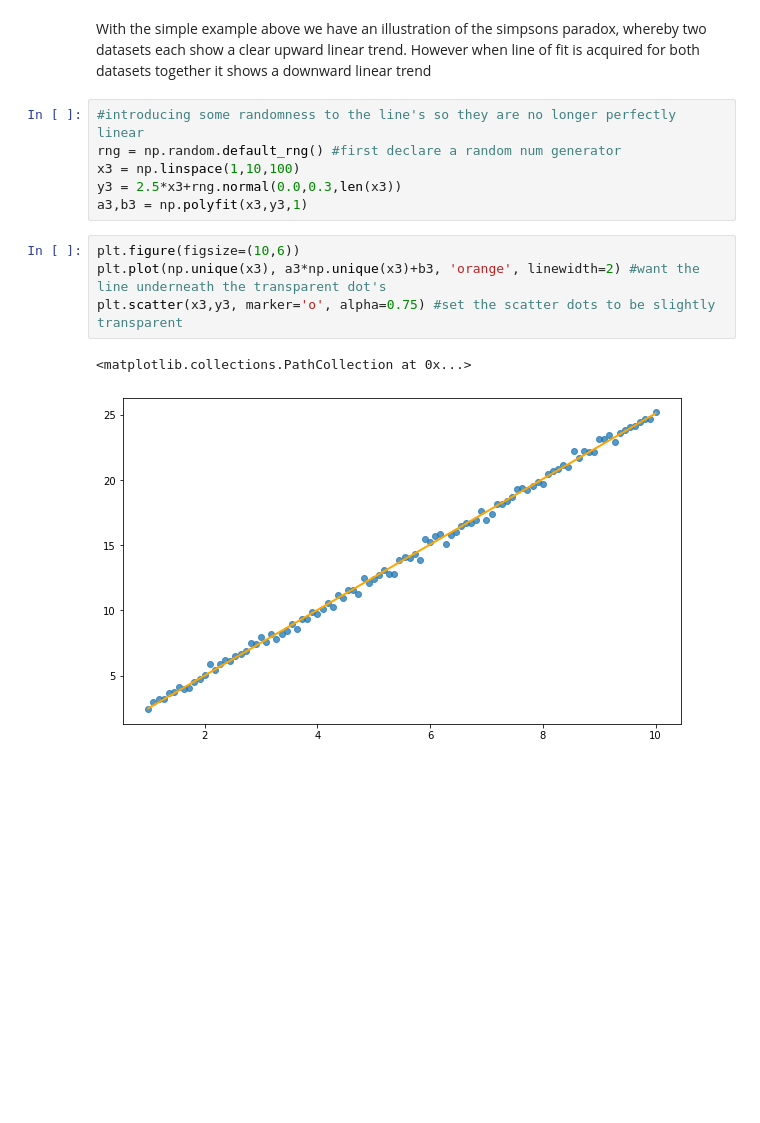
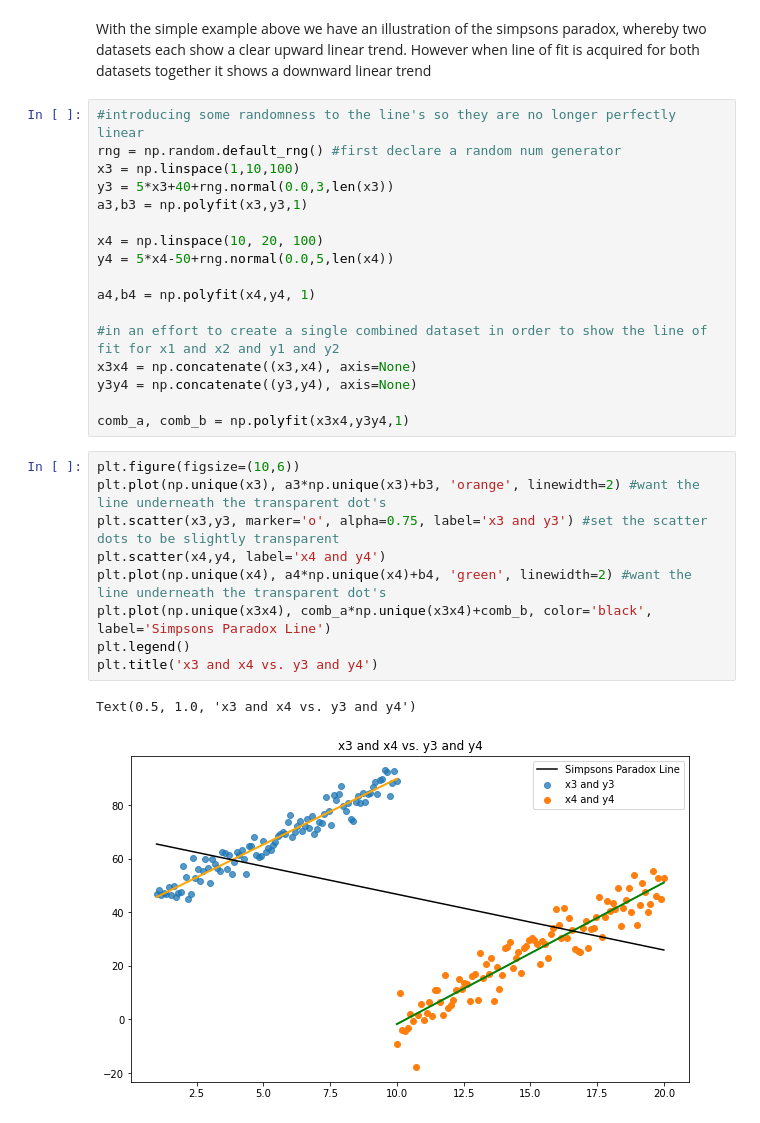
Before and after one commit to itskeithstudent/Fundamentals-Of-Data-Analysis-52446-Tasks, a Jupyter notebook: Tasks.ipynb, the cells around one changed output. Cells and saved outputs as stored; diff of their text form; blank space fills up the shorter version.

Commit message:
Add x4 and y4 datasets and visualize to show simpsons paradox when trended together with x3 and x4

```diff
--- a/Tasks.ipynb
+++ b/Tasks.ipynb
@@ -401,12 +401,28 @@ With the simple example above we have an illustration of the simpsons paradox, w
 #introducing some randomness to the line's so they are no longer perfectly linear
 rng = np.random.default_rng() #first declare a random num generator
 x3 = np.linspace(1,10,100)
-y3 = 2.5*x3+rng.normal(0.0,0.3,len(x3))
+y3 = 5*x3+40+rng.normal(0.0,3,len(x3))
 a3,b3 = np.polyfit(x3,y3,1)
+
+x4 = np.linspace(10, 20, 100)
+y4 = 5*x4-50+rng.normal(0.0,5,len(x4))
+
+a4,b4 = np.polyfit(x4,y4, 1)
+
+#in an effort to create a single combined dataset in order to show the line of fit for x1 and x2 and y1 and y2
+x3x4 = np.concatenate((x3,x4), axis=None)
+y3y4 = np.concatenate((y3,y4), axis=None)
+
+comb_a, comb_b = np.polyfit(x3x4,y3y4,1)
 # %%
 plt.figure(figsize=(10,6))
 plt.plot(np.unique(x3), a3*np.unique(x3)+b3, 'orange', linewidth=2) #want the line underneath the transparent dot's
-plt.scatter(x3,y3, marker='o', alpha=0.75) #set the scatter dots to be slightly transparent
+plt.scatter(x3,y3, marker='o', alpha=0.75, label='x3 and y3') #set the scatter dots to be slightly transparent
+plt.scatter(x4,y4, label='x4 and y4')
+plt.plot(np.unique(x4), a4*np.unique(x4)+b4, 'green', linewidth=2) #want the line underneath the transparent dot's
+plt.plot(np.unique(x3x4), comb_a*np.unique(x3x4)+comb_b, color='black', label='Simpsons Paradox Line')
+plt.legend()
+plt.title('x3 and x4 vs. y3 and y4')
 # %% [output]
-<matplotlib.collections.PathCollection at 0x...>
+Text(0.5, 1.0, 'x3 and x4 vs. y3 and y4')
-[figure, old version]
+[figure, new version]
```
